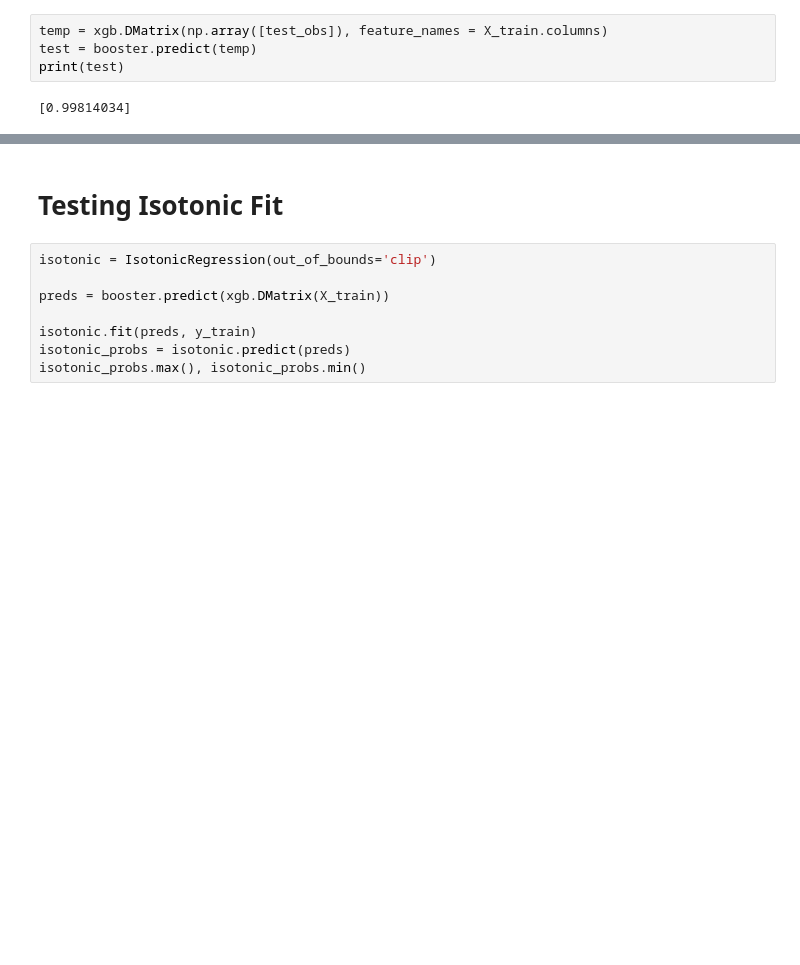
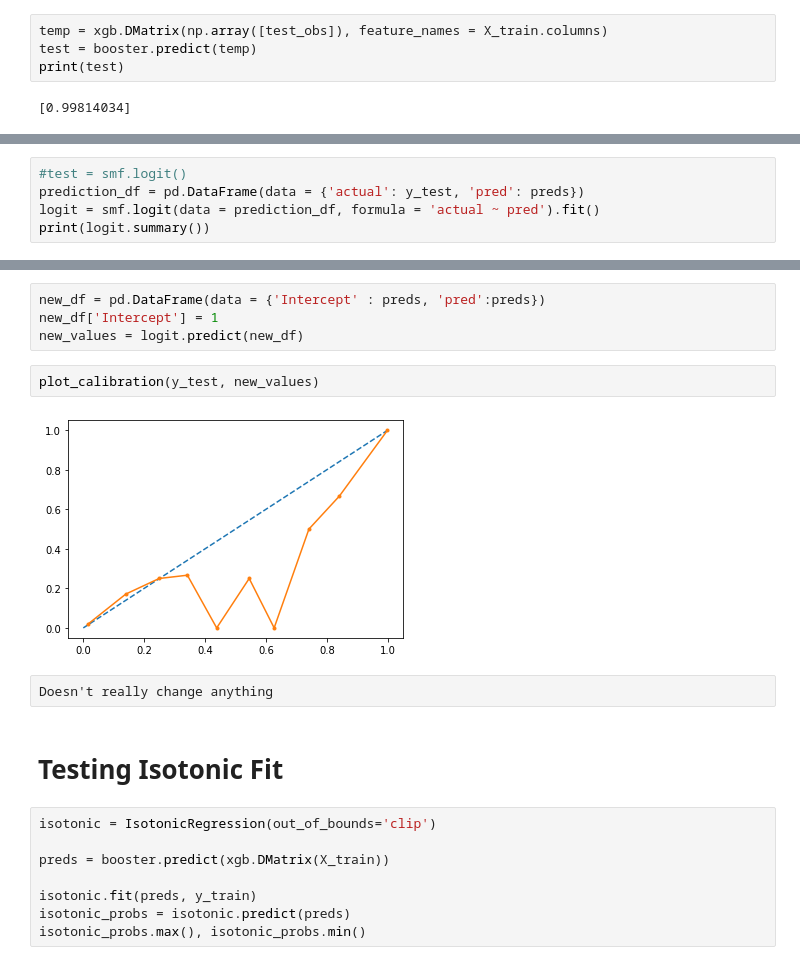
Before and after one commit to MarshallKrakauer/MovePrediction, a Jupyter notebook: ChessPredictionXGB.ipynb, the cells around one changed output, grey strips where cells are left out. Cells and saved outputs as stored; diff of their text form; blank space fills up the shorter version.

```diff
--- a/ChessPredictionXGB.ipynb
+++ b/ChessPredictionXGB.ipynb
@@ -60,0 +65,5 @@ Actual 0.0 Predic
+# %%
+#test = smf.logit()
+prediction_df = pd.DataFrame(data = {'actual': y_test, 'pred': preds})
+logit = smf.logit(data = prediction_df, formula = 'actual ~ pred').fit()
+print(logit.summary())
@@ -61,3 +89,13 @@ Actual 0.0 Predic
+# %%
+new_df = pd.DataFrame(data = {'Intercept' : preds, 'pred':preds})
+new_df['Intercept'] = 1
+new_values = logit.predict(new_df)
+# %%
+plot_calibration(y_test, new_values)
+# %% [output]
+[figure, added]
+# %% [raw]
+Doesn't really change anything
 # %% [markdown]
 # Testing Isotonic Fit
 # %%
```
Also changed, not shown: parts of 3 cells of this notebook.
